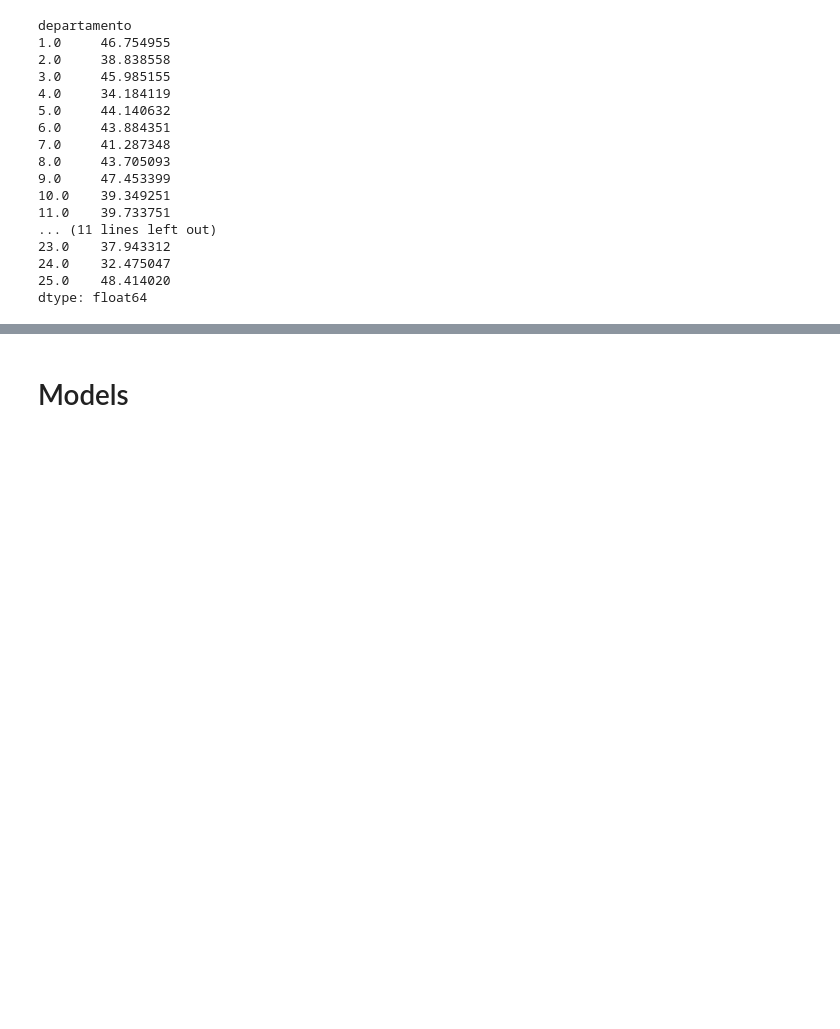
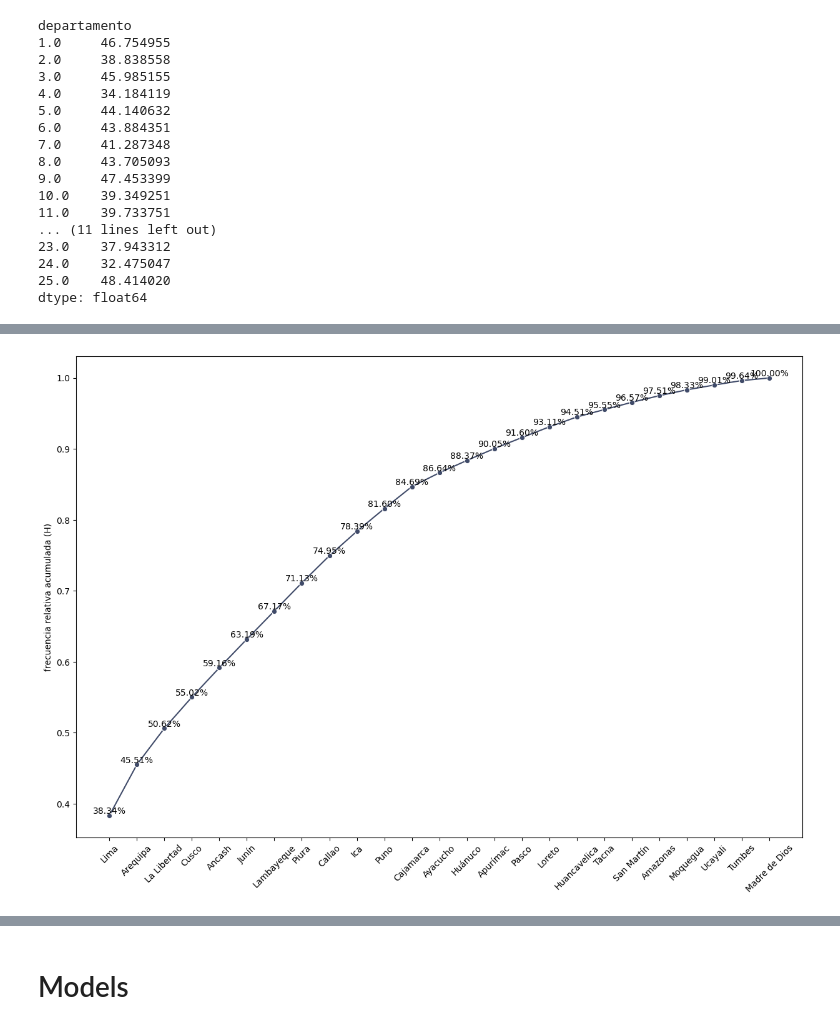
Before and after one commit to Raichi1/Pruebita, a Jupyter notebook: src/code.ipynb, the cells around one changed output, grey strips where cells are left out. Saved outputs shown, nothing was run; the diff lists cells and outputs as text; code cells hidden in the pictures; blank space fills up the shorter version.

```diff
--- a/src/code.ipynb
+++ b/src/code.ipynb
@@ -330,0 +383,18 @@ preprocessing = ColumnTransformer([
+# %%
+acum_tiempo_aporte_departamento.sort_values(by = 'h', ascending = False, inplace = True)
+# %%
+acum_tiempo_aporte_departamento['H'] = np.cumsum(acum_tiempo_aporte_departamento['h'])
+# %%
+plt.figure(figsize = (15, 10))
+
+sns.lineplot(data = acum_tiempo_aporte_departamento, x = 'departamento', y = 'H', color = colors[1], marker = 'o')
+
+for i in range(acum_tiempo_aporte_departamento.shape[0]):
+    plt.text(i, acum_tiempo_aporte_departamento['H'].iloc[i], f'{acum_tiempo_aporte_departamento["H"].iloc[i] * 100:.2f}%', ha = 'center', va = 'bottom')
+
+plt.ylabel("frecuencia relativa acumulada (H)")
+plt.xlabel("")
+plt.xticks(rotation = 45)
+plt.show()
+# %% [output]
+[figure, added]
```
Also changed, not shown: parts of 44 cells of this notebook.
